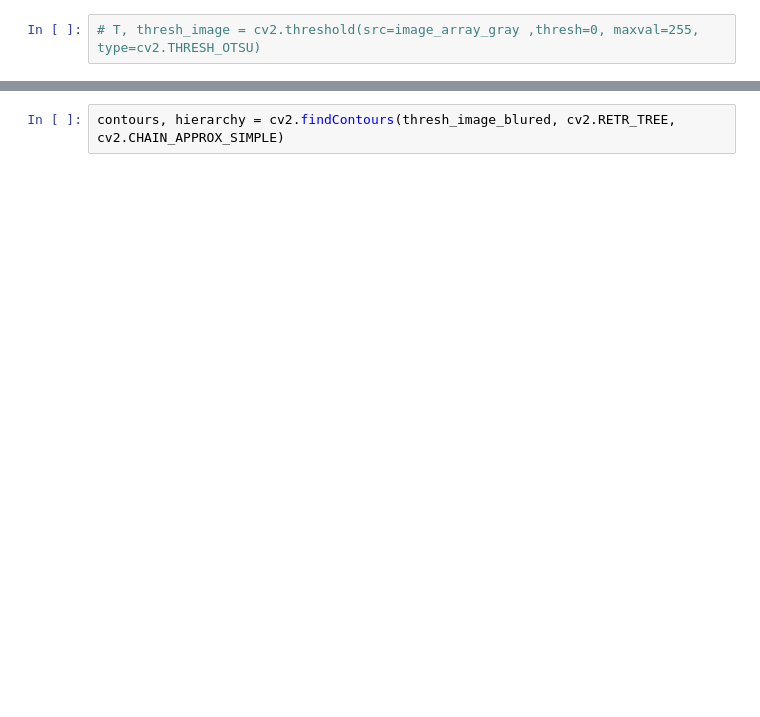
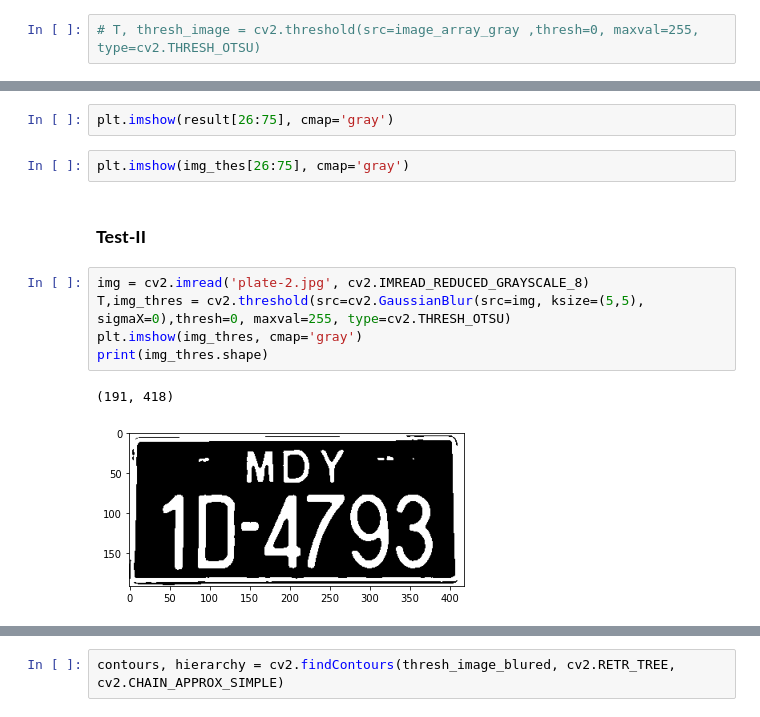
Before and after one commit to minlaxz/mm-alpr, a Jupyter notebook: Recognition/seg-character-test.ipynb, the cells around one changed output, grey strips where cells are left out. Drawn from its saved outputs; the diff is of its cells as text; blank space fills up the shorter version.

Commit message:
better image projections.

```diff
--- a/Recognition/seg-character-test.ipynb
+++ b/Recognition/seg-character-test.ipynb
@@ -227,0 +228,14 @@ plt.imshow(thresh_image_blured)
+# %%
+plt.imshow(result[26:75], cmap='gray')
+# %%
+plt.imshow(img_thes[26:75], cmap='gray')
+# %% [markdown]
+### **Test-II**
+# %%
+img = cv2.imread('plate-2.jpg', cv2.IMREAD_REDUCED_GRAYSCALE_8)
+T,img_thres = cv2.threshold(src=cv2.GaussianBlur(src=img, ksize=(5,5), sigmaX=0),thresh=0, maxval=255, type=cv2.THRESH_OTSU)
+plt.imshow(img_thres, cmap='gray')
+print(img_thres.shape)
+# %% [output]
+(191, 418)
+[figure, added]
```
Also changed, not shown: parts of 83 cells of this notebook, 2 other files.
